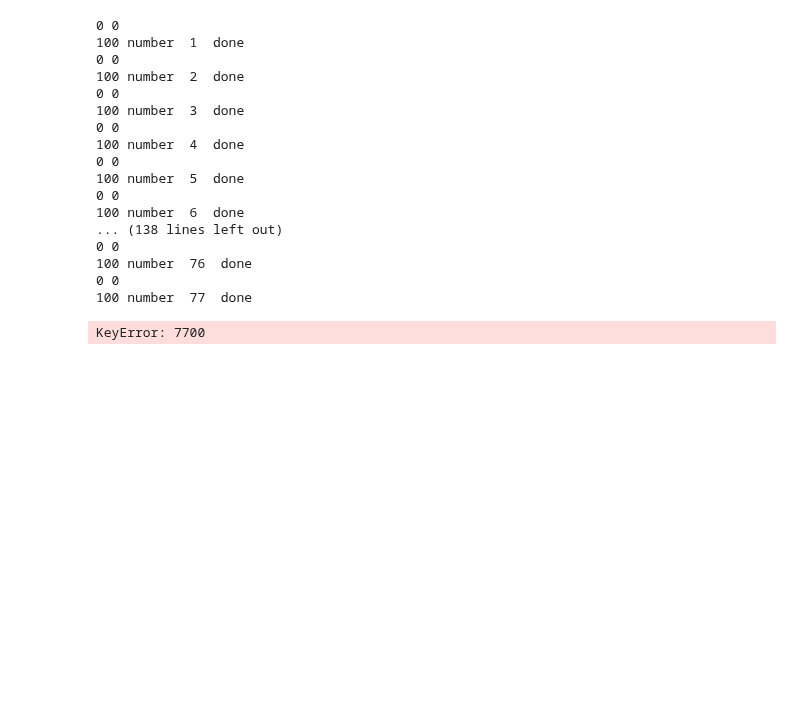
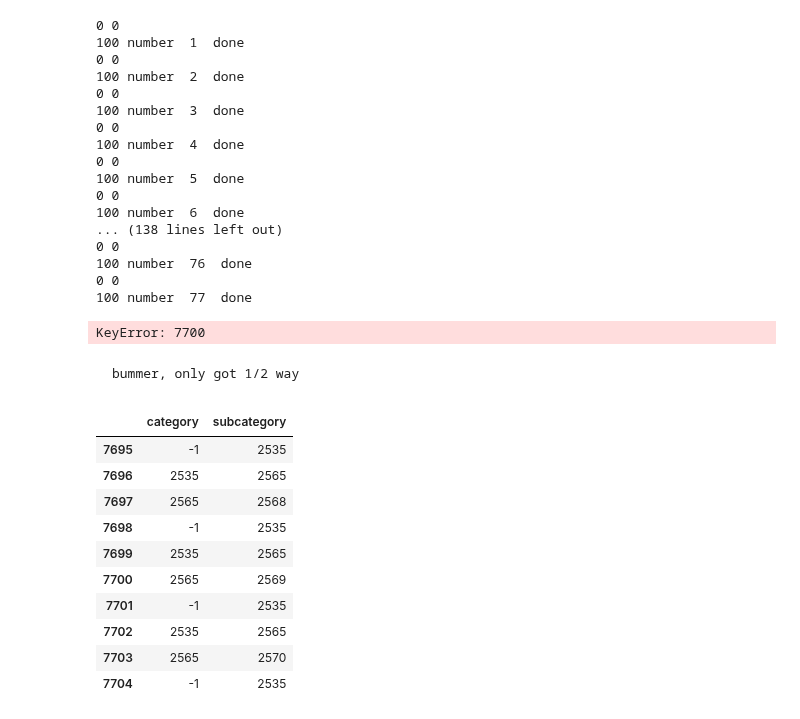
Before and after one commit to almsam/ISupply-project, a Jupyter notebook: db upload/tree upload/Tree upload NB.ipynb, the cells around one changed output. Saved outputs shown, nothing was run; the diff lists cells and outputs as text; code cells hidden in the pictures; blank space fills up the shorter version.

```diff
--- a/db upload/tree upload/Tree upload NB.ipynb
+++ b/db upload/tree upload/Tree upload NB.ipynb
@@ -528,3 +528,19 @@ cursor.close(); con.close()  # close
 0 0
 100 number  77  done
 KeyError: 7700
+# %% [markdown]
+    bummer, only got 1/2 way
+# %%
+dfInt.iloc[7695:7705]
+# %% [output]
+|  | category | subcategory |
+| 7695 | -1 | 2535 |
+| 7696 | 2535 | 2565 |
+| 7697 | 2565 | 2568 |
+| 7698 | -1 | 2535 |
+| 7699 | 2535 | 2565 |
+| 7700 | 2565 | 2569 |
+| 7701 | -1 | 2535 |
+| 7702 | 2535 | 2565 |
+| 7703 | 2565 | 2570 |
+| 7704 | -1 | 2535 |
```
